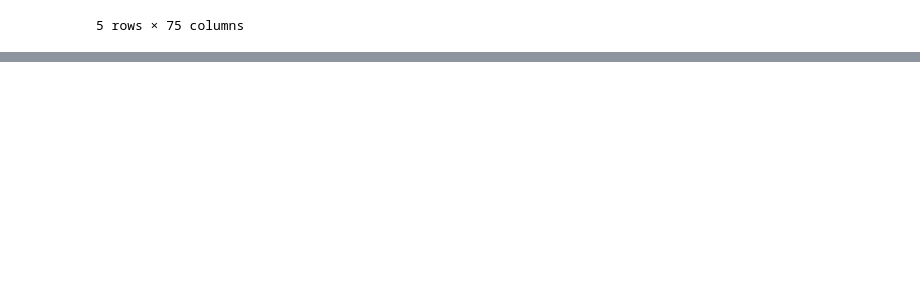
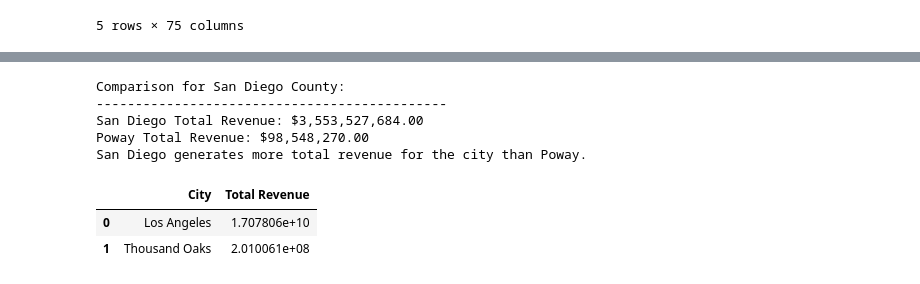
Before and after one commit to kaylajgranados/Project-1-Group-5, a Jupyter notebook: Analysis/data.ipynb, the cells around one changed output, grey strips where cells are left out. Cells and saved outputs as stored; diff of their text form; code cells hidden in the pictures; blank space fills up the shorter version.

```diff
--- a/Analysis/data.ipynb
+++ b/Analysis/data.ipynb
@@ -80,3 +80,35 @@ new_property_tax_df.head()
 | 2 | Alameda | 2020 | 32478748.0 | 10119901.0 | 3208118.0 | ... |
 | 3 | Albany | 2020 | 5707840.0 | 4212841.0 | 685933.0 | ... |
 | 4 | Alhambra | 2020 | 12008604.0 | 16159010.0 | 1756468.0 | ... |
+# %%
+# LA vs Thousand Oaks- 2020 report.
+
+# Pull revenue of LA and Thousand Oaks from new_city_revenue_df
+import locale
+locale.setlocale(locale.LC_ALL, 'en_US.UTF-8' )
+
+# Locate city rows in 2020
+los_angeles = new_city_revenue_df.loc[(new_city_revenue_df['Entity Name']=="Los Angeles") & (new_city_revenue_df['Fiscal Year']==2020),['Total Revenues']]
+thousand_oaks = new_city_revenue_df.loc[(new_city_revenue_df['Entity Name']=="Thousand Oaks") & (new_city_revenue_df['Fiscal Year']==2020),['Total Revenues']]
+
+#get Revenues as a float
+la_revenue = los_angeles['Total Revenues'].astype(float).item()
+to_revenue = thousand_oaks['Total Revenues'].astype(float).item()
+
+#Convert to currency string for printing (optional)
+str_la_rev = locale.currency(la_revenue,grouping=True)
+str_to_rev = locale.currency(to_revenue,grouping=True)
+
+#Print Analysis (Optional)
+print(f"Comparison for LA County:")
+print(f"---------------------------------------------")
+print(f"Los Angeles Total Revenue: {str_la_rev}")
+print(f"Thousand Oaks Total Revenue: {str_to_rev}")
+
+#Compare revenue sizes
+if la_revenue > to_revenue:
+    print("Los Angeles generates more total revenue for the city than Thousand Oaks.")
+elif to_revenue<la_revenue:
+    print("Thousand Oaks generates more total revenue for the city than Los Angeles.")
+else:
+    print("Los Angeles and Thousand Oaks generate the same amount of mont for the city.")
@@ -82,0 +155,34 @@ new_property_tax_df.head()
+# %%
+# San Diego vs Poway- 2020 report.
+
+# Locate city rows in 2020
+san_diego = new_city_revenue_df.loc[(new_city_revenue_df['Entity Name']=="San Diego") & (new_city_revenue_df['Fiscal Year']==2020),['Total Revenues']]
+poway = new_city_revenue_df.loc[(new_city_revenue_df['Entity Name']=="Poway") & (new_city_revenue_df['Fiscal Year']==2020),['Total Revenues']]
+
+#get Revenues as a float
+sd_revenue = san_diego['Total Revenues'].astype(float).item()
+po_revenue = poway['Total Revenues'].astype(float).item()
+
+#Convert to currency string for printing (optional)
+str_sd_rev = locale.currency(sd_revenue,grouping=True)
+str_po_rev = locale.currency(po_revenue,grouping=True)
+
+#Print Analysis (Optional)
+print(f"Comparison for San Diego County:")
+print(f"---------------------------------------------")
+print(f"San Diego Total Revenue: {str_sd_rev}")
+print(f"Poway Total Revenue: {str_po_rev}")
+
+#Compare revenue sizes
+if sd_revenue > po_revenue:
+    print("San Diego generates more total revenue for the city than Poway.")
+elif po_revenue<sd_revenue:
+    print("Poway generates more total revenue for the city than San Diego.")
+else:
+    print("San Diego and Poway generate the same amount of mont for the city.")
+# %% [output]
+Comparison for San Diego County:
+---------------------------------------------
+San Diego Total Revenue: $3,553,527,684.00
+Poway Total Revenue: $98,548,270.00
+San Diego generates more total revenue for the city than Poway.
@@ -82,0 +199,12 @@ new_property_tax_df.head()
+# %%
+# create datafram shows total revenue of LA county
+LA_county = {
+    'City' : ['Los Angeles' , 'Thousand Oaks'],
+    'Total Revenue' : [la_revenue, to_revenue]
+}
+LA_county_df = pd.DataFrame(LA_county)
+LA_county_df
+# %% [output]
+|  | City | Total Revenue |
+| 0 | Los Angeles | 1.707806e+10 |
+| 1 | Thousand Oaks | 2.010061e+08 |
```
Also changed, not shown: parts of 9 cells of this notebook, 1 other file.
